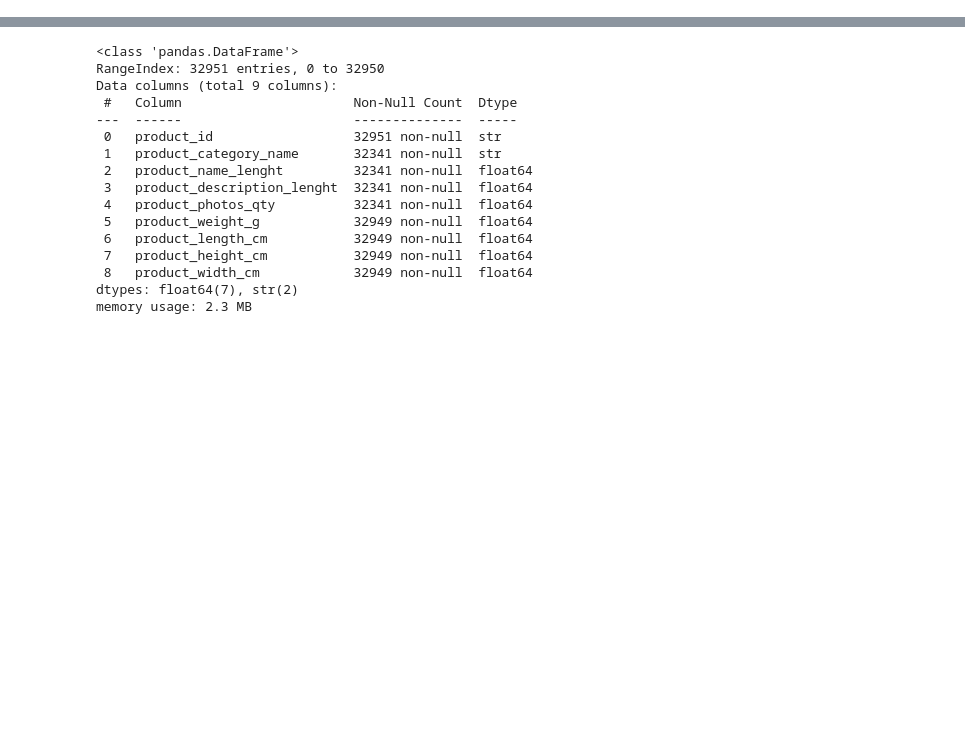
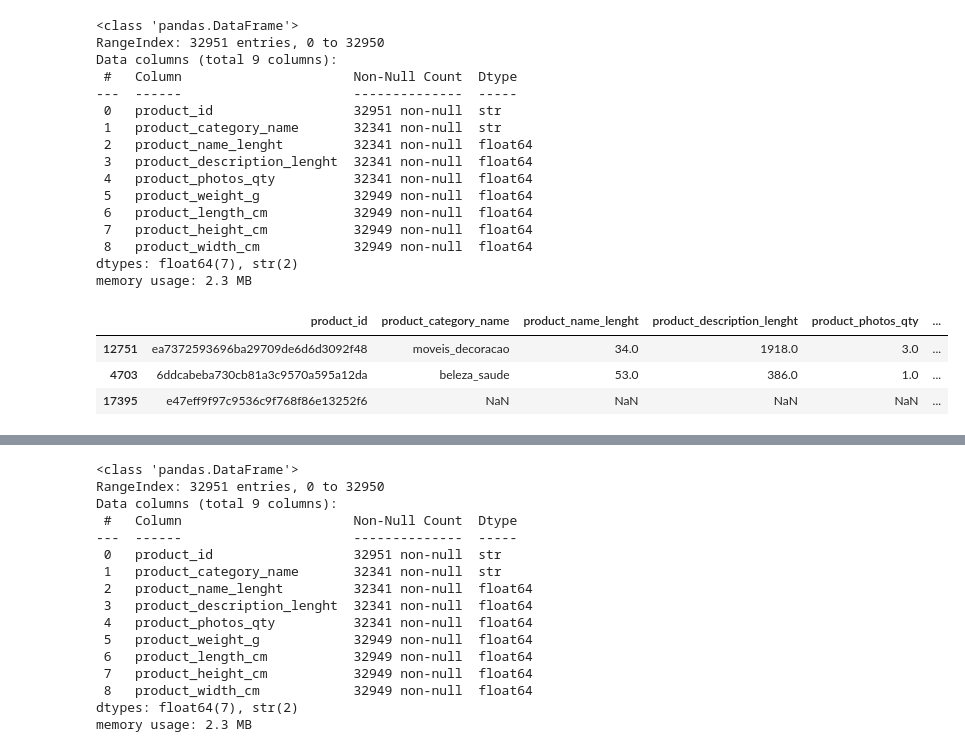
Before and after one commit to marcozanb/final_project, a Jupyter notebook: analisi_creazione_df.ipynb, the cells around one changed output, grey strips where cells are left out. Saved outputs shown, nothing was run; the diff lists cells and outputs as text; code cells hidden in the pictures; blank space fills up the shorter version.

```diff
--- a/analisi_creazione_df.ipynb
+++ b/analisi_creazione_df.ipynb
@@ -28,0 +140,24 @@ df_geolocation_dataset = dataframes["geolocation_dataset"]
+# %%
+df_list_product.info()
+df_list_product.sample(3)
+# %% [output]
+<class 'pandas.DataFrame'>
+RangeIndex: 32951 entries, 0 to 32950
+Data columns (total 9 columns):
+ #   Column                      Non-Null Count  Dtype
+---  ------                      --------------  -----
+ 0   product_id                  32951 non-null  str
+ 1   product_category_name       32341 non-null  str
+ 2   product_name_lenght         32341 non-null  float64
+ 3   product_description_lenght  32341 non-null  float64
+ 4   product_photos_qty          32341 non-null  float64
+ 5   product_weight_g            32949 non-null  float64
+ 6   product_length_cm           32949 non-null  float64
+ 7   product_height_cm           32949 non-null  float64
+ 8   product_width_cm            32949 non-null  float64
+dtypes: float64(7), str(2)
+memory usage: 2.3 MB
+|  | product_id | product_category_name | product_name_lenght | product_description_lenght | product_photos_qty | ... |
+| 12751 | ea7372593696ba29709de6d6d3092f48 | moveis_decoracao | 34.0 | 1918.0 | 3.0 | ... |
+| 4703 | 6ddcabeba730cb81a3c9570a595a12da | beleza_saude | 53.0 | 386.0 | 1.0 | ... |
+| 17395 | e47eff9f97c9536c9f768f86e13252f6 | NaN | NaN | NaN | NaN | ... |
```
Also changed, not shown: parts of 29 cells of this notebook.
